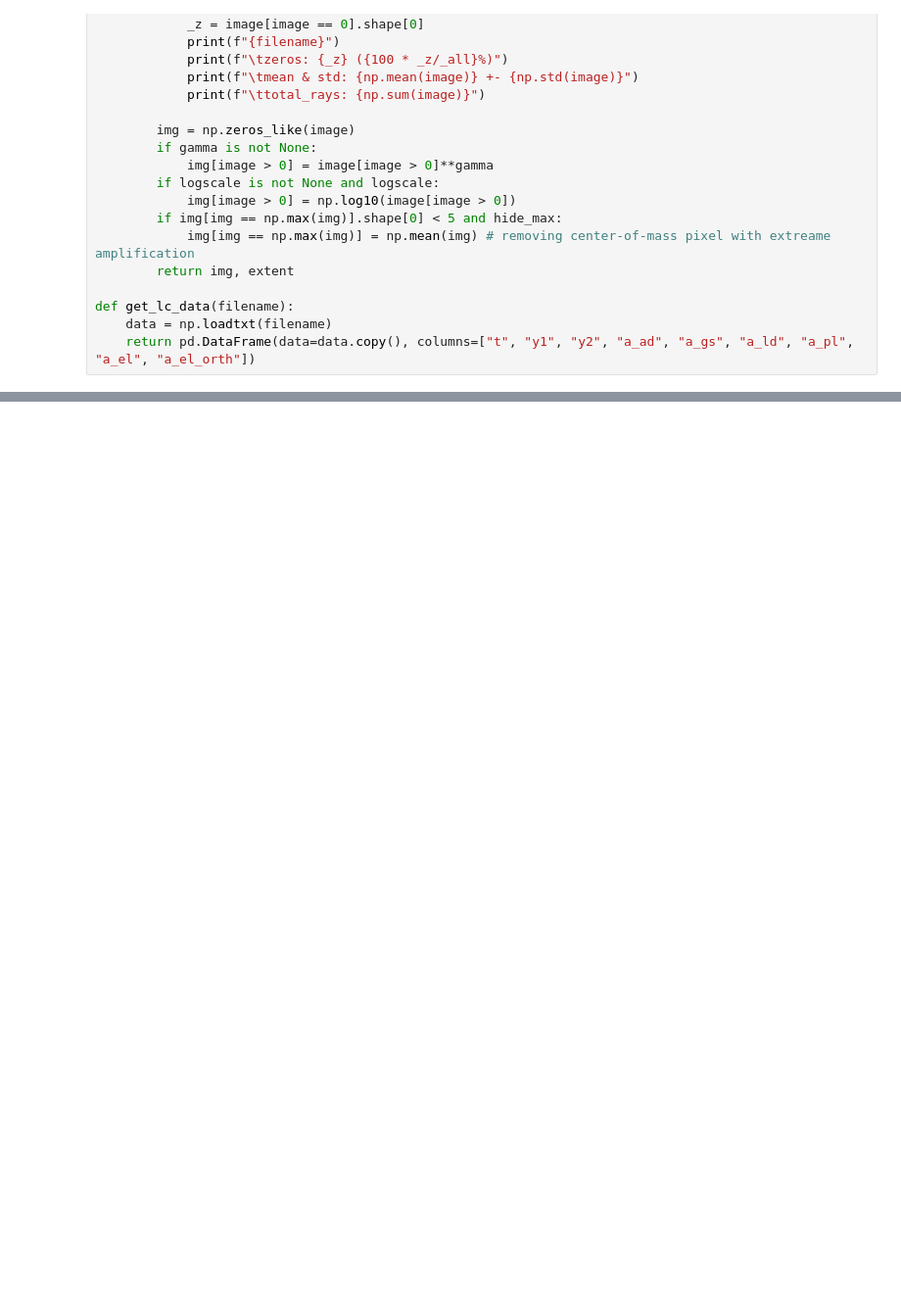
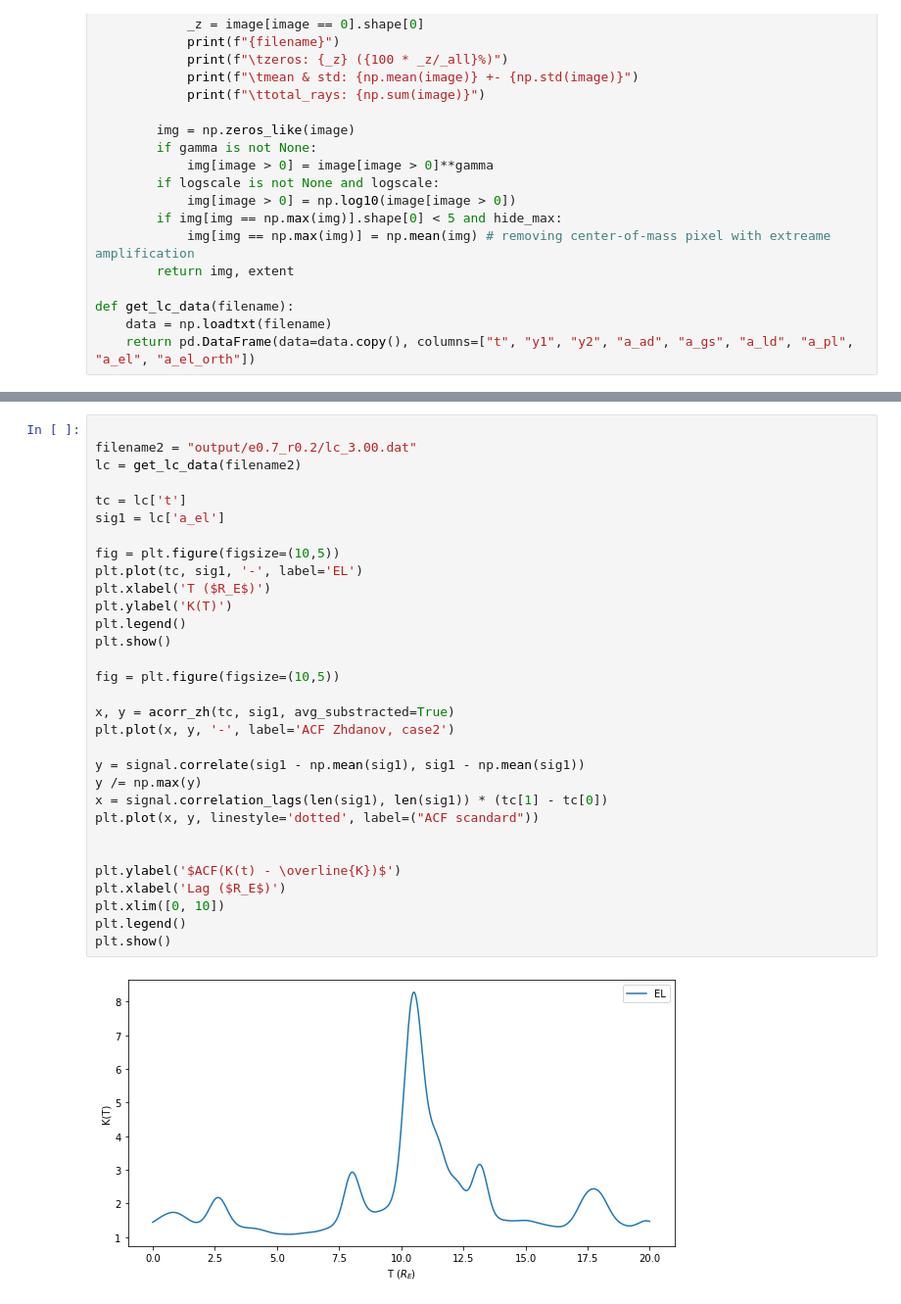
Before and after one commit to sliusar/microlensing, a Jupyter notebook: plotting.ipynb, the cells around one changed output, grey strips where cells are left out. Shown at 98% size. Saved outputs shown, nothing was run; the diff lists cells and outputs as text; blank space fills up the shorter version.

```diff
--- a/plotting.ipynb
+++ b/plotting.ipynb
@@ -214,0 +364,33 @@ plt.show()
+# %%
+
+filename2 = "output/e0.7_r0.2/lc_3.00.dat"
+lc = get_lc_data(filename2)
+
+tc = lc['t']
+sig1 = lc['a_el']
+
+fig = plt.figure(figsize=(10,5))
+plt.plot(tc, sig1, '-', label='EL')
+plt.xlabel('T ($R_E$)')
+plt.ylabel('K(T)')
+plt.legend()
+plt.show()
+
+fig = plt.figure(figsize=(10,5))
+
+x, y = acorr_zh(tc, sig1, avg_substracted=True)
+plt.plot(x, y, '-', label='ACF Zhdanov, case2')
+
+y = signal.correlate(sig1 - np.mean(sig1), sig1 - np.mean(sig1))
+y /= np.max(y)
+x = signal.correlation_lags(len(sig1), len(sig1)) * (tc[1] - tc[0])
+plt.plot(x, y, linestyle='dotted', label=("ACF scandard"))
+
+
+plt.ylabel('$ACF(K(t) - \overline{K})$')
+plt.xlabel('Lag ($R_E$)')
+plt.xlim([0, 10])
+plt.legend()
+plt.show()
+# %% [output]
+[figure, added]
```
Also changed, not shown: parts of 22 cells of this notebook, 2 other files.
